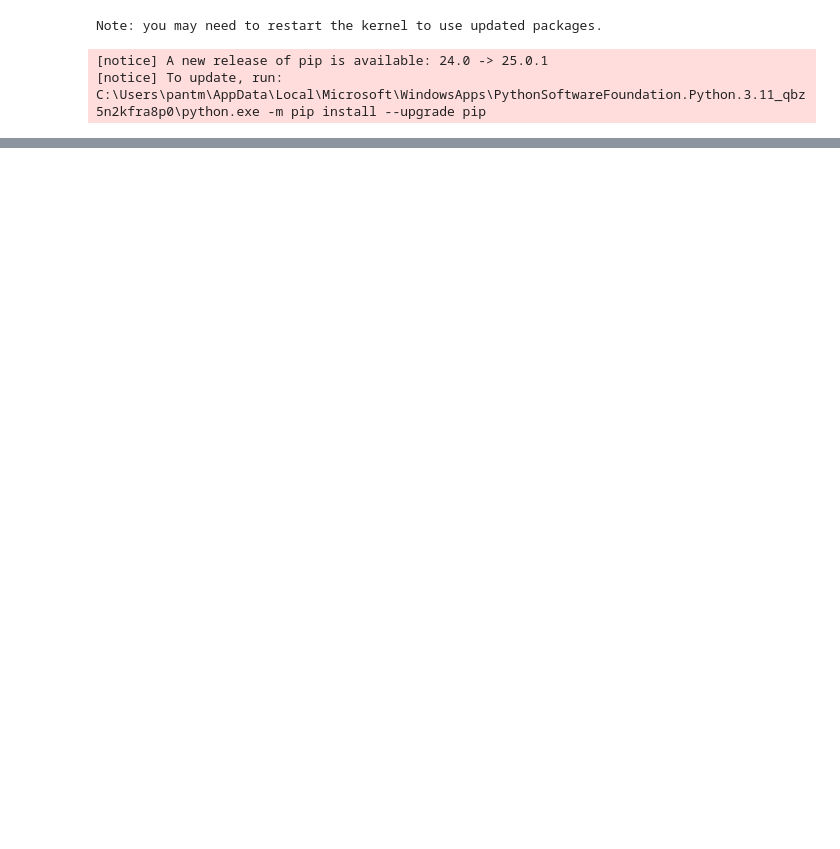
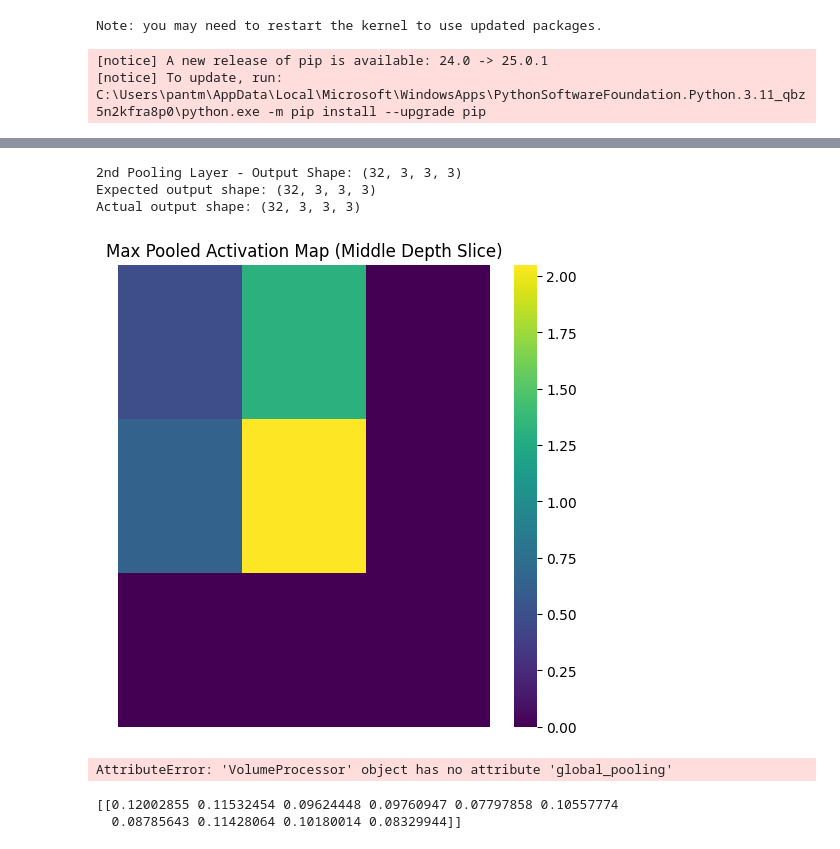
Before and after one commit to mridulpant2010/CS5480-deeplearning, a Jupyter notebook: a2_cs24mtech15009.ipynb, the cells around one changed output, grey strips where cells are left out. Drawn from its saved outputs; the diff is of its cells as text; code cells hidden in the pictures; blank space fills up the shorter version.

```diff
--- a/a2_cs24mtech15009.ipynb
+++ b/a2_cs24mtech15009.ipynb
@@ -415,0 +269,69 @@ Average Pooled Output Shape: (32, 32, 32, 32)
+# %%
+
+# max_pooled_output2 = pool3d(output2, pool_size, stride, pooling_type='max')
+# print("2nd Pooling Layer - Output Shape:", max_pooled_output2.shape)
+# visualize_3D_tensor(max_pooled_output2[0], "Max Pooled Activation Map (Middle Depth Slice)", slice_axis=0)
+# validate_dataset_operation(output2, max_pooled_output2, pool_size, padding, 2, num_filters)
+
+
+# ============ Apply Second 3D Max Pool Layer ============ #
+
+pool_size = (2, 2, 2)
+stride = (2, 2, 2)
+num_filters = 32
+
+padding = 0
+max_pooled_output2 = processor.pool3d(conv_output2, pool_size,stride,pooling_type='max')
+print("2nd Pooling Layer - Output Shape:", max_pooled_output2.shape)
+# ============ Validate the Data ============ #
+stride = 2
+processor.validate_dataset_operation(conv_output2,max_pooled_output2, pool_size, padding, stride, num_filters)
+# ============ Visualization ============ #
+processor.visualize_3D_tensor(max_pooled_output2[0], "Max Pooled Activation Map (Middle Depth Slice)", slice_axis=0)
+# %% [output]
+2nd Pooling Layer - Output Shape: (32, 3, 3, 3)
+Expected output shape: (32, 3, 3, 3)
+Actual output shape: (32, 3, 3, 3)
+[figure, added]
+# %%
+global_average_pool = processor.global_pooling(max_pooled_output2)
+print(" Global average pool: ",global_average_pool)
+print(" shape of the global average pool: ",global_average_pool.shape)
+# %% [output]
+AttributeError: 'VolumeProcessor' object has no attribute 'global_pooling'
+# %%
+class MLP:
+    def __init__(self, input_size, hidden_size, output_size):
+        self.input_size = input_size
+        self.hidden_size = hidden_size
+        self.output_size = output_size
+
+        # Initialize weights based on xavier initialization strategy
+        self.W1 = np.random.randn(self.input_size, self.hidden_size) / np.sqrt(self.input_size)
+        self.b1 = np.zeros((1, self.hidden_size))
+        self.W2 = np.random.randn(self.hidden_size, self.output_size) / np.sqrt(self.hidden_size)
+        self.b2 = np.zeros((1, self.output_size))
+
+    def relu_func(self, x):
+        return np.maximum(0, x)
+
+    def softmax(self, x):
+        e_x = np.exp(x - np.max(x, axis=1, keepdims=True))
+        return e_x / np.sum(e_x, axis=1, keepdims=True)
+
+    def forward_pass(self, X):
+        self.z1 = np.dot(X, self.W1) + self.b1
+        self.a1 = self.relu_func(self.z1)
+        self.z2 = np.dot(self.a1, self.W2) + self.b2
+        a2 = self.softmax(self.z2)
+        return a2
+
+# Assuming global_average_pool is defined elsewhere
+hidden_size = 64
+output_size = 10
+ffnn = MLP(global_average_pool.shape[0], hidden_size, output_size)
+output_prob = ffnn.forward_pass(global_average_pool)
+print(output_prob)
+# %% [output]
+[[0.12002855 0.11532454 0.09624448 0.09760947 0.07797858 0.10557774
+  0.08785643 0.11428064 0.10180014 0.08329944]]
```
Also changed, not shown: parts of 14 cells of this notebook, 4 other files.
